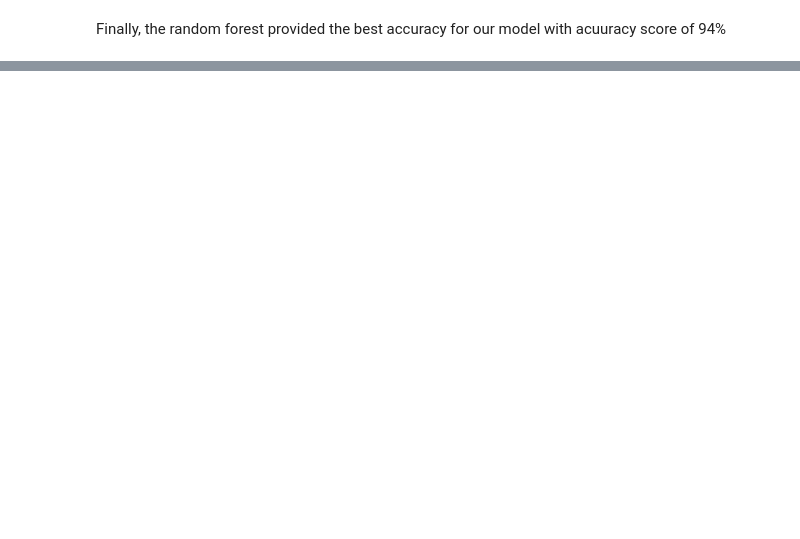
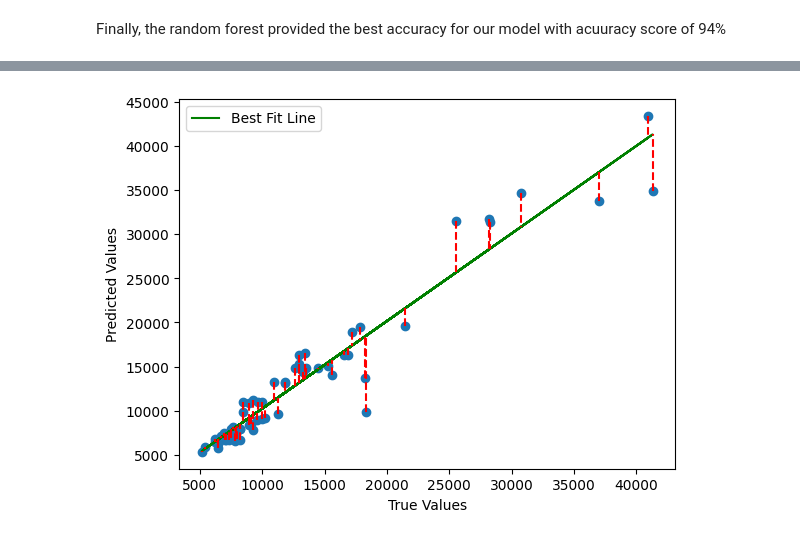
Before and after one commit to sukrutimallesh/Car-price-prediction-model, a Jupyter notebook: car_prediction_model/data_cleaning.ipynb, the cells around one changed output, grey strips where cells are left out. Saved outputs shown, nothing was run; the diff lists cells and outputs as text; code cells hidden in the pictures; blank space fills up the shorter version.

```diff
--- a/car_prediction_model/data_cleaning.ipynb
+++ b/car_prediction_model/data_cleaning.ipynb
@@ -1049,0 +1194,19 @@ Finally, the random forest provided the best accuracy for our model with acuurac
+# %%
+# Make predictions using the trained voting regressor model
+predictions3 = vr.predict(X_test)
+
+# Calculate Mean Squared Error (MSE)
+mse = mean_squared_error(y_test, predictions3)
+
+print("Mean Squared Error (MSE) of the Voting Regressor model:", mse)
+
+# Calculate model score (R^2)
+score = vr.score(X_test, y_test)
+print("Model score (R^2):", score)
+
+# Print failure cases
+print("Failure Cases:")
+threshold = 0.5  # Define a threshold for the difference between predicted and true values
+for true_val, pred_val in zip(y_test, predictions3):
+    if abs(true_val - pred_val) > threshold:
+        print("True value:", true_val, "Predicted value:", pred_val)
@@ -1049,0 +1231,27 @@ Finally, the random forest provided the best accuracy for our model with acuurac
+# %%
+# Plot the scatter plot
+plt.scatter(y_test, predictions3)
+
+# Calculate the best fit line
+coefficients = np.polyfit(y_test, predictions3, 1)
+polynomial = np.poly1d(coefficients)
+best_fit_line = polynomial(y_test)
+
+# Plot the best fit line
+plt.plot(y_test, best_fit_line, color='green', label='Best Fit Line')
+
+# Plot lines from data points to the best fit line
+for true_val, pred_val in zip(y_test, predictions3):
+    x_vals = [true_val, true_val]
+    y_vals = [pred_val, polynomial(true_val)]
+    plt.plot(x_vals, y_vals, color='red', linestyle='--')
+
+# Add labels and legend
+plt.xlabel('True Values')
+plt.ylabel('Predicted Values')
+plt.legend()
+
+# Show the plot
+plt.show()
+# %% [output]
+[figure, added]
```
Also changed, not shown: parts of 27 cells of this notebook.
